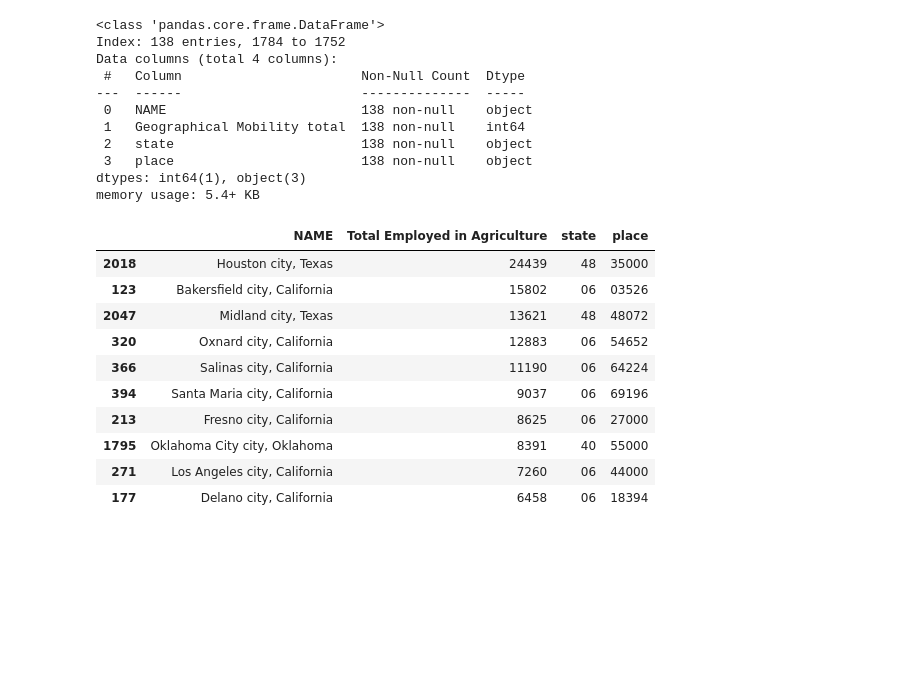
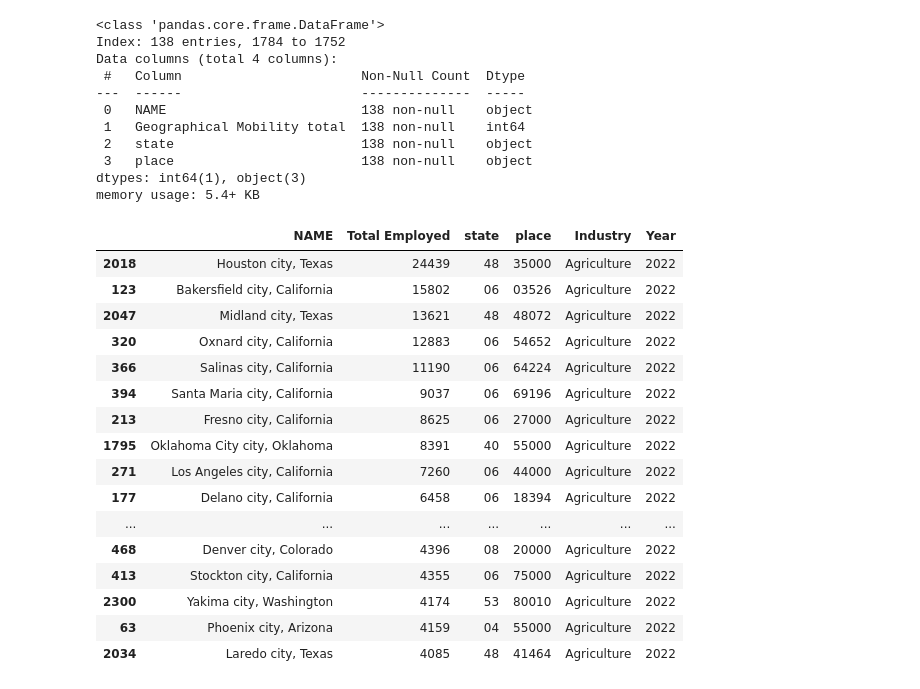
Before and after one commit to tcasteel/Project-3, a Jupyter notebook: census_api_test.ipynb, the cells around one changed output. Saved outputs shown, nothing was run; the diff lists cells and outputs as text; code cells hidden in the pictures; blank space fills up the shorter version.

Commit message:
2022 changes to data

```diff
--- a/census_api_test.ipynb
+++ b/census_api_test.ipynb
@@ -100,36 +69,46 @@ memory usage: 5.4+ KB
 # %%
 #pull API data by industry
 agrurl = 'https://api.census.gov/data/2022/acs/acsse?get=NAME,K202403_002E&for=place:*&key=0184431db018484fc683ae64e25db82f73d35f0b'
 
 agresponse = requests.get(agrurl)
 
 agrjson_response = agresponse.json()
 
 agr_data = pd.DataFrame(agrjson_response[1:], columns=agrjson_response[0])
 
-agr_data = agr_data.rename(columns={'K202403_002E': 'Total Employed in Agriculture'})
+agr_data = agr_data.rename(columns={'K202403_002E': 'Total Employed'})
 
 agr_data = agr_data.dropna()
 
-agr_data = agr_data.loc[(agr_data['Total Employed in Agriculture']) != '0']
+agr_data = agr_data.loc[(agr_data['Total Employed']) != '0']
 
-agr_data['Total Employed in Agriculture'] = agr_data['Total Employed in Agriculture'].astype(int)
+agr_data['Total Employed'] = agr_data['Total Employed'].astype(int)
 
-agr_data = agr_data.sort_values('Total Employed in Agriculture', ascending=False)
+agr_data = agr_data.sort_values('Total Employed', ascending=False)
 
-agr_data.head(10)
+agr_data['Industry'] = 'Agriculture'
+agr_data['Year'] = '2022'
+agr_data22 = agr_data[['NAME', 'Industry', 'Year', 'Total Employed']]
+agr_data22 = agr_data.head(20)
+agr_data22
 # %% [output]
-|  | NAME | Total Employed in Agriculture | state | place |
-| 2018 | Houston city, Texas | 24439 | 48 | 35000 |
-| 123 | Bakersfield city, California | 15802 | 06 | 03526 |
-| 2047 | Midland city, Texas | 13621 | 48 | 48072 |
-| 320 | Oxnard city, California | 12883 | 06 | 54652 |
-| 366 | Salinas city, California | 11190 | 06 | 64224 |
-| 394 | Santa Maria city, California | 9037 | 06 | 69196 |
-| 213 | Fresno city, California | 8625 | 06 | 27000 |
-| 1795 | Oklahoma City city, Oklahoma | 8391 | 40 | 55000 |
-| 271 | Los Angeles city, California | 7260 | 06 | 44000 |
-| 177 | Delano city, California | 6458 | 06 | 18394 |
+|  | NAME | Total Employed | state | place | Industry | Year |
+| 2018 | Houston city, Texas | 24439 | 48 | 35000 | Agriculture | 2022 |
+| 123 | Bakersfield city, California | 15802 | 06 | 03526 | Agriculture | 2022 |
+| 2047 | Midland city, Texas | 13621 | 48 | 48072 | Agriculture | 2022 |
+| 320 | Oxnard city, California | 12883 | 06 | 54652 | Agriculture | 2022 |
+| 366 | Salinas city, California | 11190 | 06 | 64224 | Agriculture | 2022 |
+| 394 | Santa Maria city, California | 9037 | 06 | 69196 | Agriculture | 2022 |
+| 213 | Fresno city, California | 8625 | 06 | 27000 | Agriculture | 2022 |
+| 1795 | Oklahoma City city, Oklahoma | 8391 | 40 | 55000 | Agriculture | 2022 |
+| 271 | Los Angeles city, California | 7260 | 06 | 44000 | Agriculture | 2022 |
+| 177 | Delano city, California | 6458 | 06 | 18394 | Agriculture | 2022 |
+| ... | ... | ... | ... | ... | ... | ... |
+| 468 | Denver city, Colorado | 4396 | 08 | 20000 | Agriculture | 2022 |
+| 413 | Stockton city, California | 4355 | 06 | 75000 | Agriculture | 2022 |
+| 2300 | Yakima city, Washington | 4174 | 53 | 80010 | Agriculture | 2022 |
+| 63 | Phoenix city, Arizona | 4159 | 04 | 55000 | Agriculture | 2022 |
+| 2034 | Laredo city, Texas | 4085 | 48 | 41464 | Agriculture | 2022 |
 # %%
 conurl = 'https://api.census.gov/data/2022/acs/acsse?get=NAME,K202403_003E&for=place:*&key=0184431db018484fc683ae64e25db82f73d35f0b'
 
```
Also changed, not shown: parts of 16 cells of this notebook.
